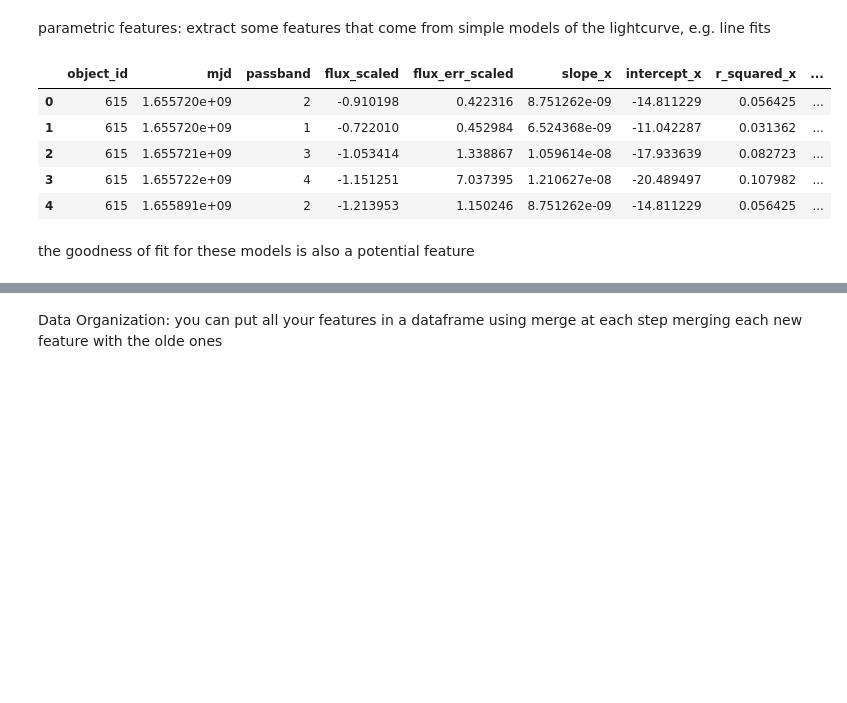
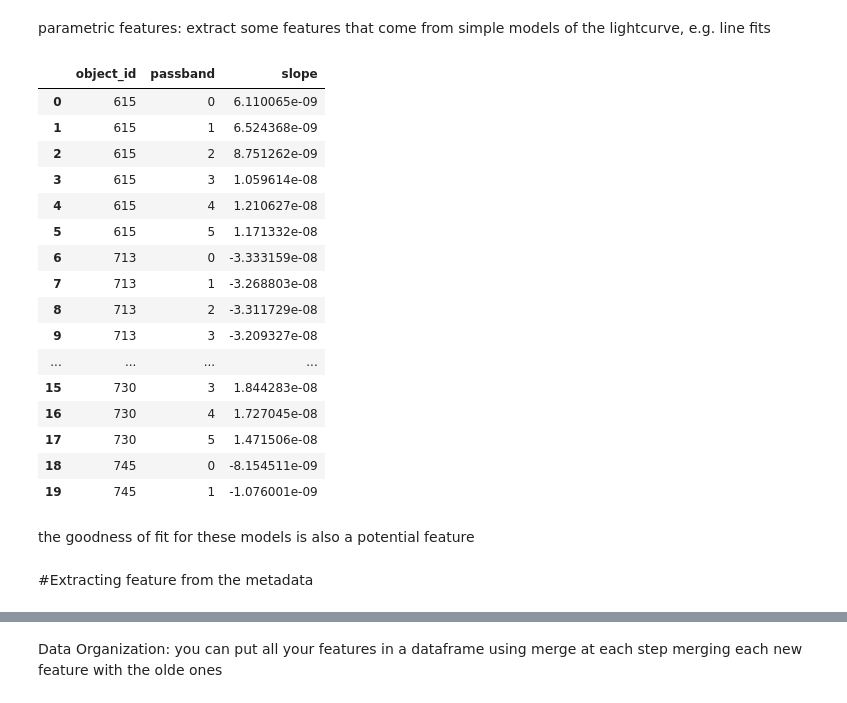
Before and after one commit to Legacy560/MLTSA25_RWolynetz, a Jupyter notebook: HW4/HW4_PLAsTICC_GP_homework_MTLSA25_RWolynetz.ipynb, the cells around one changed output, grey strips where cells are left out. Drawn from its saved outputs; the diff is of its cells as text; code cells hidden in the pictures; blank space fills up the shorter version.

```diff
--- a/HW4/HW4_PLAsTICC_GP_homework_MTLSA25_RWolynetz.ipynb
+++ b/HW4/HW4_PLAsTICC_GP_homework_MTLSA25_RWolynetz.ipynb
@@ -438,39 +431,57 @@ parametric features: extract some features that come from simple models of the l
 # %%
 # prompt: parametric features: extract some features that come from simple models of the lightcurve, e.g. line fits
 
 import pandas as pd
 # Group data by object and passband
 grouped = lcvs_scaled.groupby(['object_id', 'passband'])
-
+grouped2 = lcvs.groupby(['object_id', 'passband'])
 # Function to fit a line and extract features
 def fit_line(group):
-    x = group['mjd'].values
-    y = group['flux_scaled'].values
-    X = sm.add_constant(x)
-    model = sm.OLS(y, X).fit()
-    return pd.Series({
-        'slope': model.params[1],
-        'intercept': model.params[0],
-        'r_squared': model.rsquared
+  '''
+  Fits a line to the light curve and extracts the slope.
+  Inputs:
+    group: the id and passband group
+  Outputs:
+    slope: the slope of the line fit
+  '''
+  x = group['mjd'].values
+  y = group['flux_scaled'].values
+  X = sm.add_constant(x)
+  model = sm.OLS(y, X).fit()
+  return pd.Series({
+      'slope': model.params[1],
+
     })
 
 # Apply the line fitting function to each group
 line_fits = grouped.apply(fit_line)
-
+#lf2 = grouped2.apply(fit_line)
 # Reset the index to make 'object_id' and 'passband' regular columns
 line_fits = line_fits.reset_index()
-
-# Merge the line fit features back into the main DataFrame
-lcvs_scaled = pd.merge(lcvs_scaled, line_fits, on=['object_id', 'passband'], how='left')
+#lf2 = lf2.reset_index()
 
 # Now lcvs_scaled contains the slope, intercept and R-squared of the linear fit for each object and passband.
-lcvs_scaled.head()
+line_fits.head(20)
+#lf2.head()
 # %% [output]
-|  | object_id | mjd | passband | flux_scaled | flux_err_scaled | slope_x | intercept_x | r_squared_x | ... |
-| 0 | 615 | 1.655720e+09 | 2 | -0.910198 | 0.422316 | 8.751262e-09 | -14.811229 | 0.056425 | ... |
-| 1 | 615 | 1.655720e+09 | 1 | -0.722010 | 0.452984 | 6.524368e-09 | -11.042287 | 0.031362 | ... |
-| 2 | 615 | 1.655721e+09 | 3 | -1.053414 | 1.338867 | 1.059614e-08 | -17.933639 | 0.082723 | ... |
-| 3 | 615 | 1.655722e+09 | 4 | -1.151251 | 7.037395 | 1.210627e-08 | -20.489497 | 0.107982 | ... |
-| 4 | 615 | 1.655891e+09 | 2 | -1.213953 | 1.150246 | 8.751262e-09 | -14.811229 | 0.056425 | ... |
+|  | object_id | passband | slope |
+| 0 | 615 | 0 | 6.110065e-09 |
+| 1 | 615 | 1 | 6.524368e-09 |
+| 2 | 615 | 2 | 8.751262e-09 |
+| 3 | 615 | 3 | 1.059614e-08 |
+| 4 | 615 | 4 | 1.210627e-08 |
+| 5 | 615 | 5 | 1.171332e-08 |
+| 6 | 713 | 0 | -3.333159e-08 |
+| 7 | 713 | 1 | -3.268803e-08 |
+| 8 | 713 | 2 | -3.311729e-08 |
+| 9 | 713 | 3 | -3.209327e-08 |
+| ... | ... | ... | ... |
+| 15 | 730 | 3 | 1.844283e-08 |
+| 16 | 730 | 4 | 1.727045e-08 |
+| 17 | 730 | 5 | 1.471506e-08 |
+| 18 | 745 | 0 | -8.154511e-09 |
+| 19 | 745 | 1 | -1.076001e-09 |
 # %% [markdown]
 the goodness of fit for these models is also a potential feature
+# %% [markdown]
+#Extracting feature from the metadata
```
Also changed, not shown: parts of 13 cells of this notebook.
